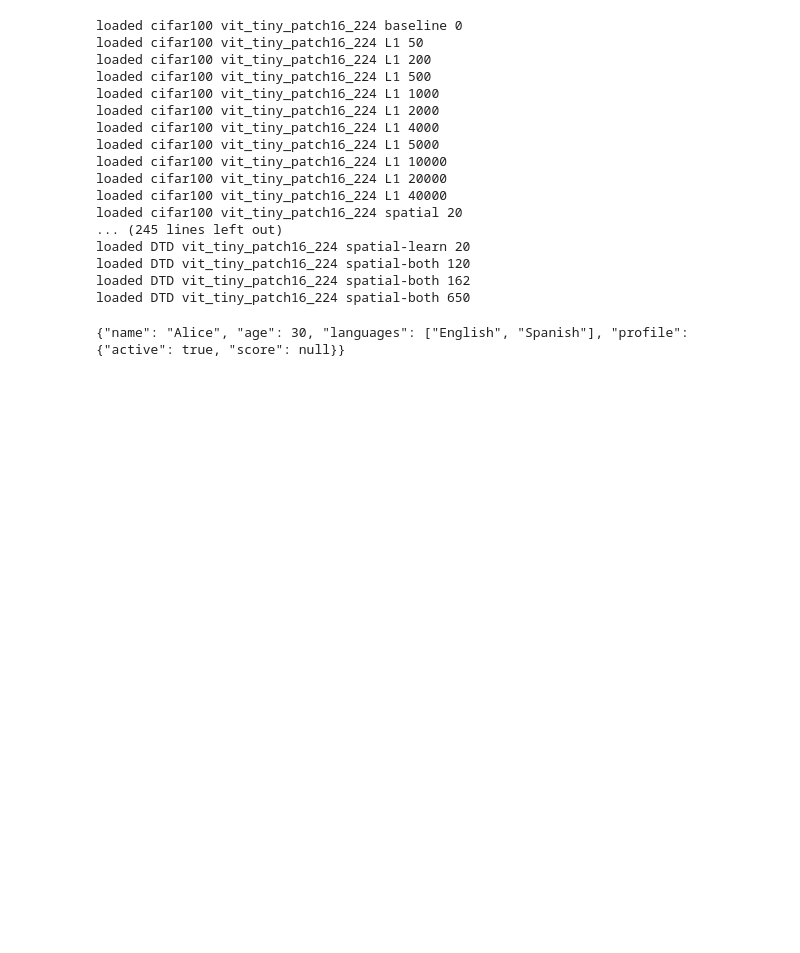
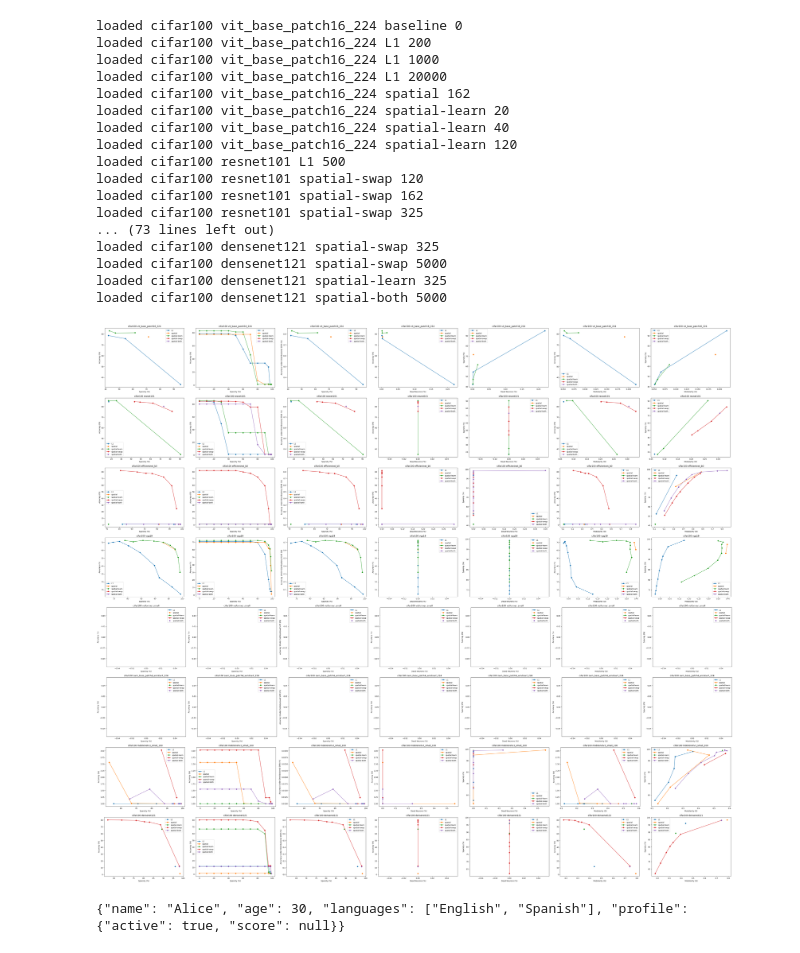
Before and after one commit to Jgoldfeder/spatial_neurons, a Jupyter notebook: vision_analysis/analysis.ipynb, the cells around one changed output. Saved outputs shown, nothing was run; the diff lists cells and outputs as text; code cells hidden in the pictures; blank space fills up the shorter version.

```diff
--- a/vision_analysis/analysis.ipynb
+++ b/vision_analysis/analysis.ipynb
@@ -25,8 +25,12 @@ def stringify_keys(obj):
         return obj
 
 
-datasets = ['cifar100','cifar10',"pets","tiny_imagenet",'svhn','birds','caltech101','DTD']
-models = ["vit_tiny_patch16_224","resnet50"]
+# datasets = ['cifar100','cifar10',"pets","tiny_imagenet",'svhn','birds','caltech101','DTD']
+# models = ["vit_tiny_patch16_224","resnet50"]
+
+datasets = ['cifar100']
+models = ['vit_base_patch16_224','resnet101','efficientnet_b0','vgg19','visformer_small','swin_base_patch4_window7_224','mobilenetv3_small_100','densenet121']
+
 
 modes = {
     "baseline": [0],
@@ -53,9 +57,6 @@ for dataset in datasets:
                     results[dataset][model][mode][gamma]=result
                     print("loaded",dataset,model,mode,gamma)
 
-
-datasets = ['cifar100','cifar10',"pets","tiny_imagenet",'svhn','birds','caltech101','DTD']
-models = ["vit_tiny_patch16_224","resnet50"]
 
 images=[]
 for dataset in datasets:
@@ -222,22 +223,23 @@ for dataset in datasets:
 util.make_image_grid(images)
 # %% [output]
-loaded cifar100 vit_tiny_patch16_224 baseline 0
-loaded cifar100 vit_tiny_patch16_224 L1 50
-loaded cifar100 vit_tiny_patch16_224 L1 200
-loaded cifar100 vit_tiny_patch16_224 L1 500
-loaded cifar100 vit_tiny_patch16_224 L1 1000
-loaded cifar100 vit_tiny_patch16_224 L1 2000
-loaded cifar100 vit_tiny_patch16_224 L1 4000
-loaded cifar100 vit_tiny_patch16_224 L1 5000
-loaded cifar100 vit_tiny_patch16_224 L1 10000
-loaded cifar100 vit_tiny_patch16_224 L1 20000
-loaded cifar100 vit_tiny_patch16_224 L1 40000
-loaded cifar100 vit_tiny_patch16_224 spatial 20
-... (245 lines left out)
-loaded DTD vit_tiny_patch16_224 spatial-learn 20
-loaded DTD vit_tiny_patch16_224 spatial-both 120
-loaded DTD vit_tiny_patch16_224 spatial-both 162
-loaded DTD vit_tiny_patch16_224 spatial-both 650
+loaded cifar100 vit_base_patch16_224 baseline 0
+loaded cifar100 vit_base_patch16_224 L1 200
+loaded cifar100 vit_base_patch16_224 L1 1000
+loaded cifar100 vit_base_patch16_224 L1 20000
+loaded cifar100 vit_base_patch16_224 spatial 162
+loaded cifar100 vit_base_patch16_224 spatial-learn 20
+loaded cifar100 vit_base_patch16_224 spatial-learn 40
+loaded cifar100 vit_base_patch16_224 spatial-learn 120
+loaded cifar100 resnet101 L1 500
+loaded cifar100 resnet101 spatial-swap 120
+loaded cifar100 resnet101 spatial-swap 162
+loaded cifar100 resnet101 spatial-swap 325
+... (73 lines left out)
+loaded cifar100 densenet121 spatial-swap 325
+loaded cifar100 densenet121 spatial-swap 5000
+loaded cifar100 densenet121 spatial-learn 325
+loaded cifar100 densenet121 spatial-both 5000
+[figure, added]
 # %%
 import json
 
```
